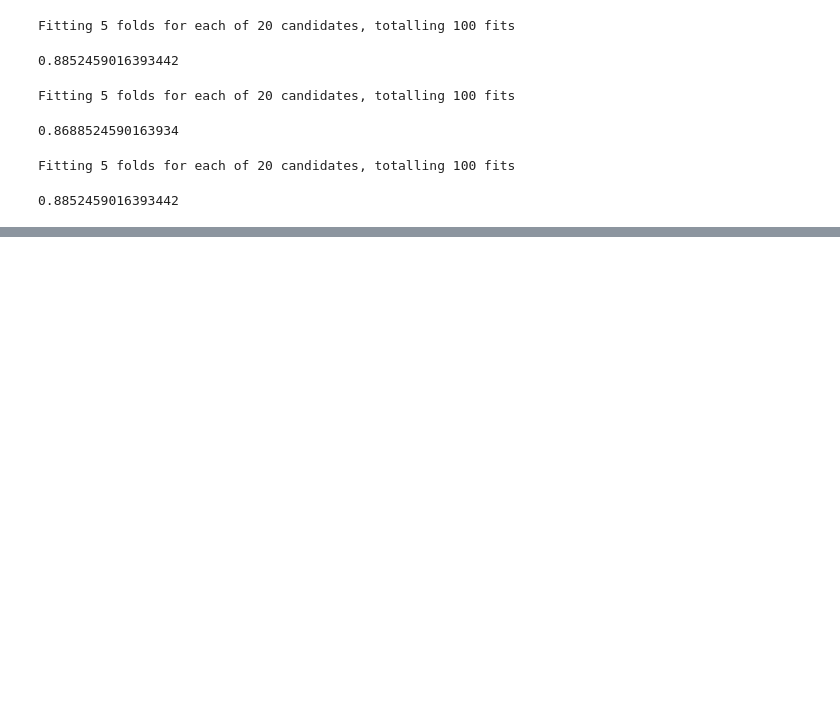
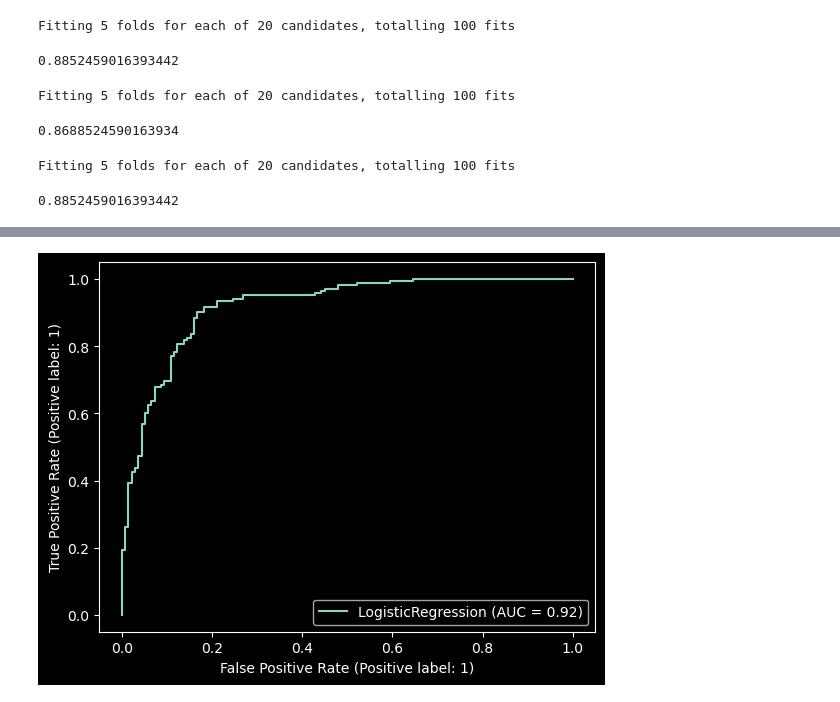
Before and after one commit to Afreda323/predicting-heart-disease, a Jupyter notebook: heart_disease.ipynb, the cells around one changed output, grey strips where cells are left out. Drawn from its saved outputs; the diff is of its cells as text; code cells hidden in the pictures; blank space fills up the shorter version.

```diff
--- a/heart_disease.ipynb
+++ b/heart_disease.ipynb
@@ -312,0 +327,4 @@ Fitting 5 folds for each of 20 candidates, totalling 100 fits
+# %%
+RocCurveDisplay.from_estimator(clf, X, y);
+# %% [output]
+[figure, added]
```
Also changed, not shown: parts of 4 cells of this notebook.
